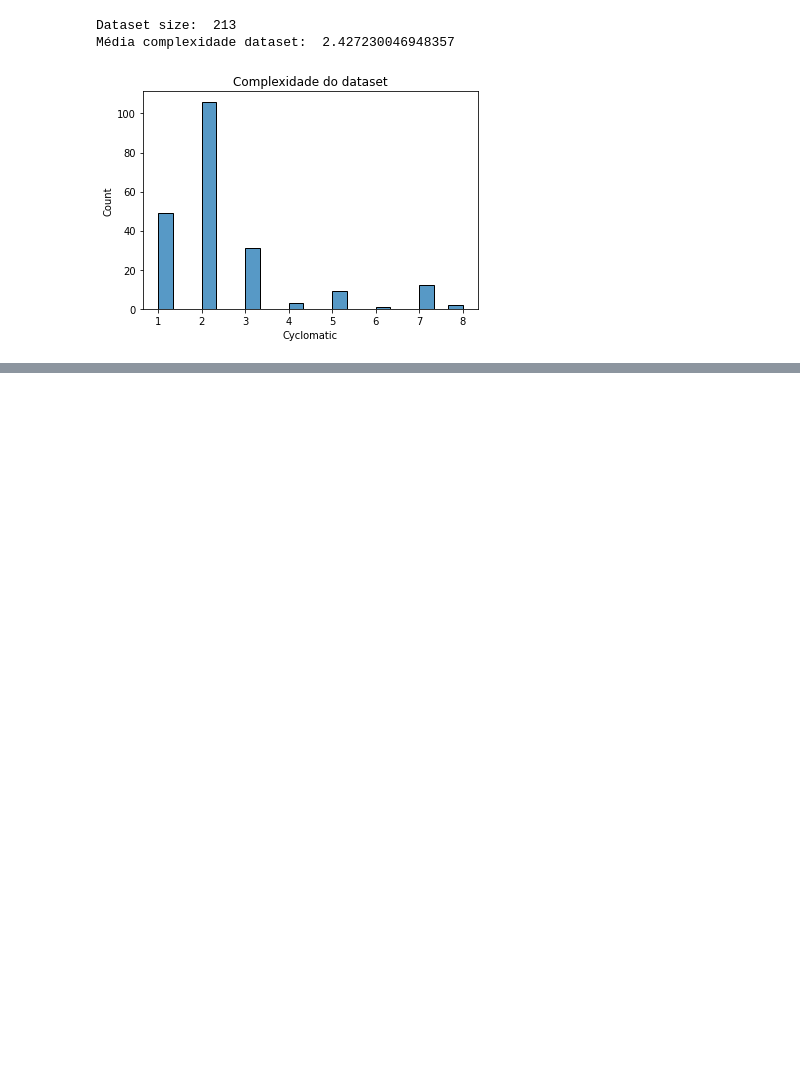
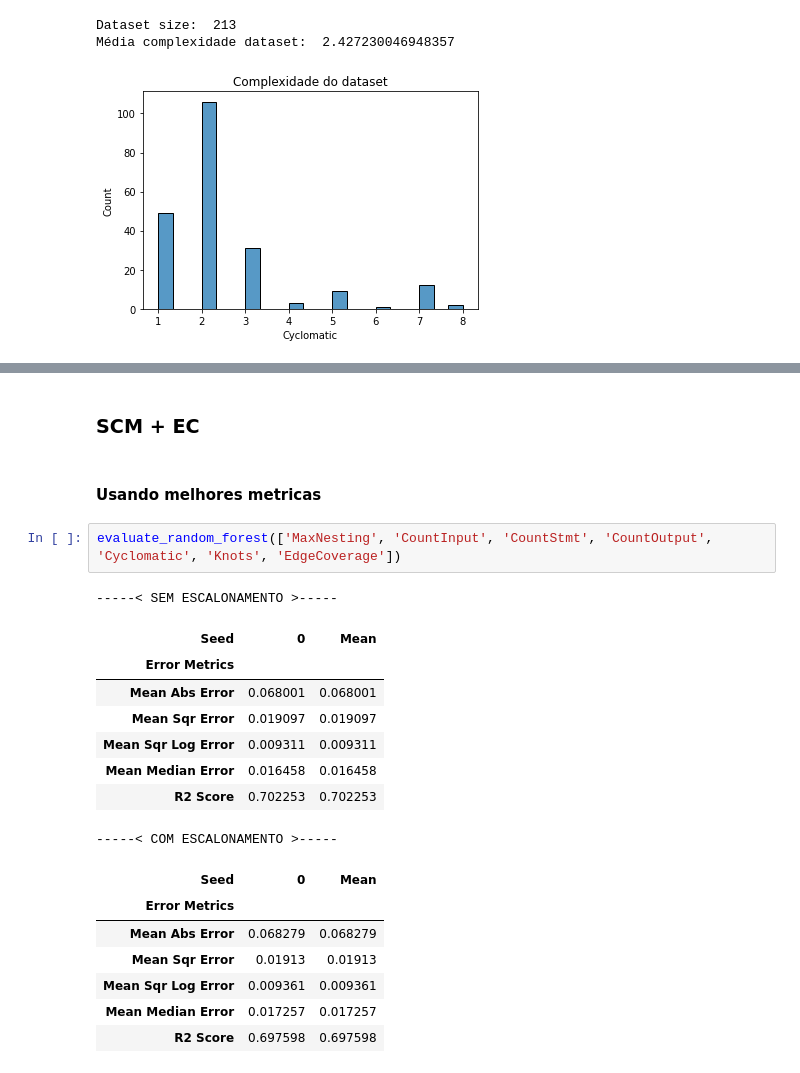
Before and after one commit to keslleylima/PPC-Prediction, a Jupyter notebook: ml-ppc.ipynb, the cells around one changed output, grey strips where cells are left out. Cells and saved outputs as stored; diff of their text form; blank space fills up the shorter version.

```diff
--- a/ml-ppc.ipynb
+++ b/ml-ppc.ipynb
@@ -2637,0 +2730,23 @@ dataset_original[dataset_original['Cyclomatic'] == 1].shape[0]
+# %% [markdown]
+### SCM + EC
+# %% [markdown]
+#### Usando melhores metricas
+# %%
+evaluate_random_forest(['MaxNesting', 'CountInput', 'CountStmt', 'CountOutput', 'Cyclomatic', 'Knots', 'EdgeCoverage'])
+# %% [output]
+-----< SEM ESCALONAMENTO >-----
+| Seed | 0 | Mean |
+| Error Metrics |  |  |
+| Mean Abs Error | 0.068001 | 0.068001 |
+| Mean Sqr Error | 0.019097 | 0.019097 |
+| Mean Sqr Log Error | 0.009311 | 0.009311 |
+| Mean Median Error | 0.016458 | 0.016458 |
+| R2 Score | 0.702253 | 0.702253 |
+-----< COM ESCALONAMENTO >-----
+| Seed | 0 | Mean |
+| Error Metrics |  |  |
+| Mean Abs Error | 0.068279 | 0.068279 |
+| Mean Sqr Error | 0.01913 | 0.01913 |
+| Mean Sqr Log Error | 0.009361 | 0.009361 |
+| Mean Median Error | 0.017257 | 0.017257 |
+| R2 Score | 0.697598 | 0.697598 |
```
Also changed, not shown: parts of 16 cells of this notebook.
